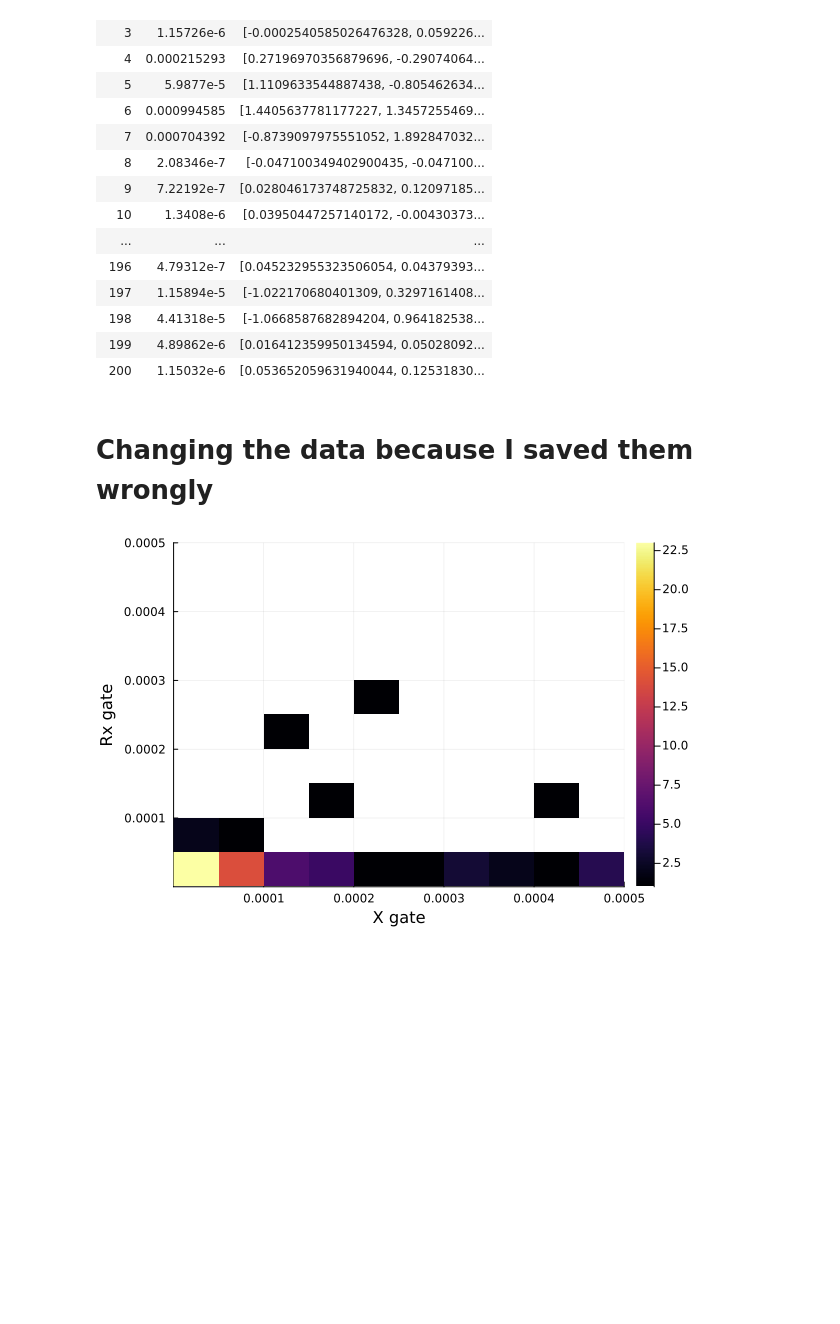
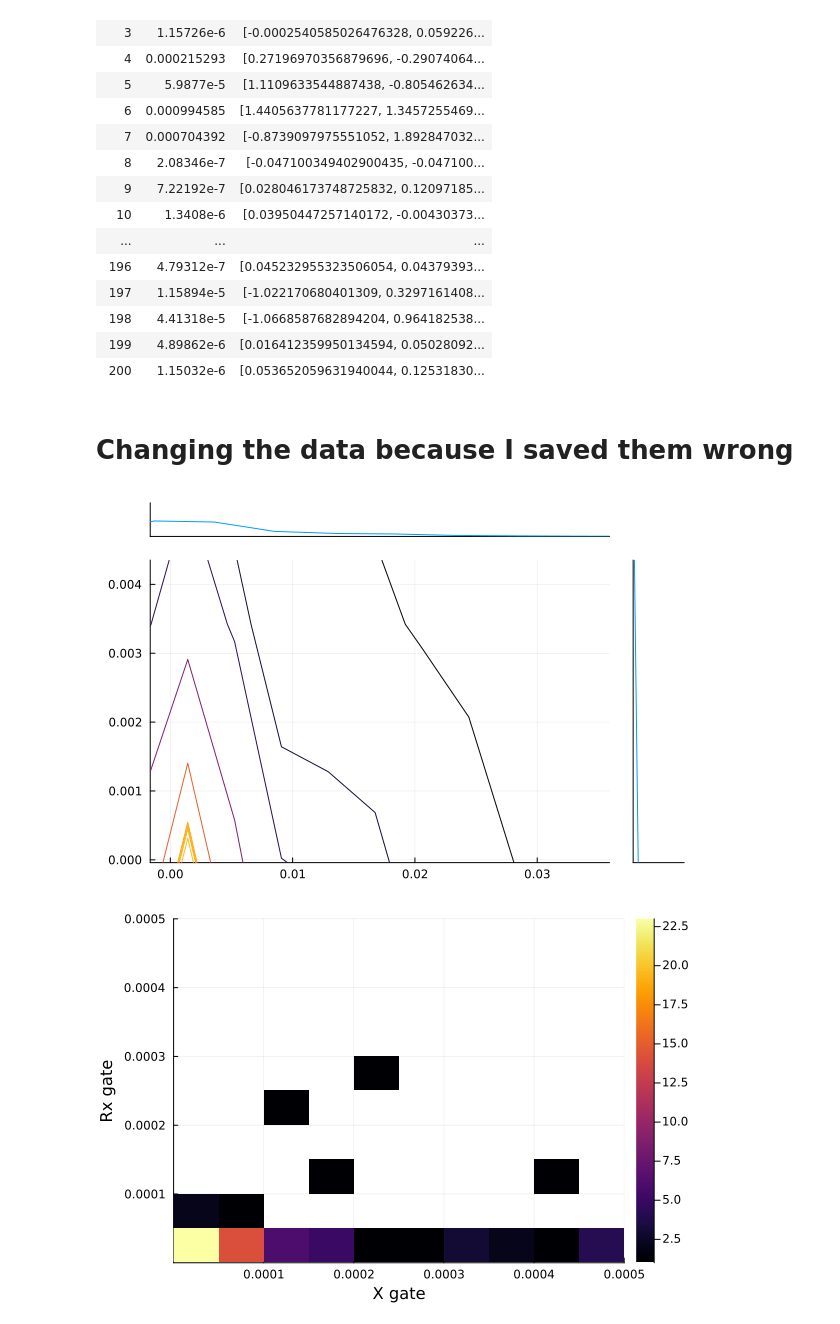
Before and after one commit to AndreaMaestri18/Opt3DQalgs, a Jupyter notebook: BTgates/src/plots_and_analysis/snap_disp_parameters_distribution.ipynb, the cells around one changed output. Saved outputs shown, nothing was run; the diff lists cells and outputs as text; code cells hidden in the pictures; blank space fills up the shorter version.

```diff
--- a/BTgates/src/plots_and_analysis/snap_disp_parameters_distribution.ipynb
+++ b/BTgates/src/plots_and_analysis/snap_disp_parameters_distribution.ipynb
@@ -26,7 +27,7 @@ RX_gate = DataFrame(CSV.File("../../data/rx_gate.txt"))
 | 199 | 4.89862e-6 | [0.016412359950134594, 0.05028092... |
 | 200 | 1.15032e-6 | [0.053652059631940044, 0.12531830... |
 # %% [markdown]
-# Changing the data because I saved them wrongly
+# Changing the data because I saved them wrong
 # %%
 RX_NEW = DataFrame(fidelity=[], coefficients=[])
 
@@ -60,3 +55,7 @@ end
+# %%
+marginalkde(vcat(X_NEW.fidelity...), vcat(RX_NEW.fidelity...))
+# %% [output]
+[figure, added]
 # %%
 histogram2d(X_NEW.fidelity, RX_NEW.fidelity, bins = (0:5*1e-5:5*1e-4, 0:5*1e-5:5*1e-4))
 xlabel!("X gate")
```
Also changed, not shown: parts of 25 cells of this notebook, 5 other files.
